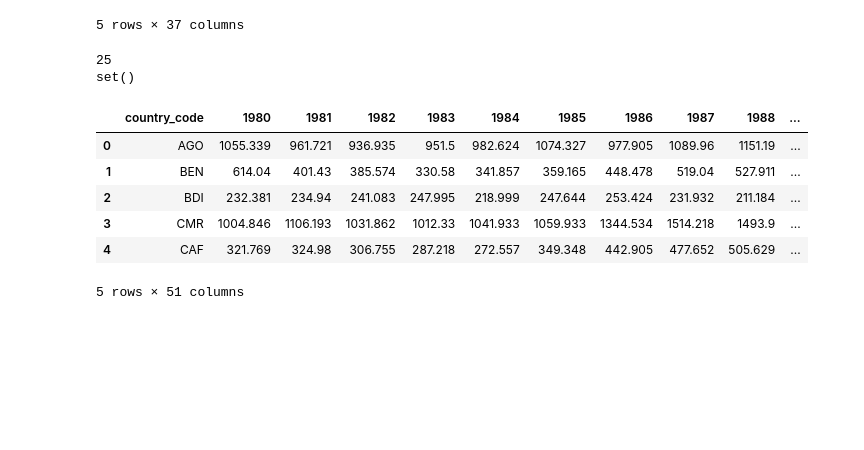
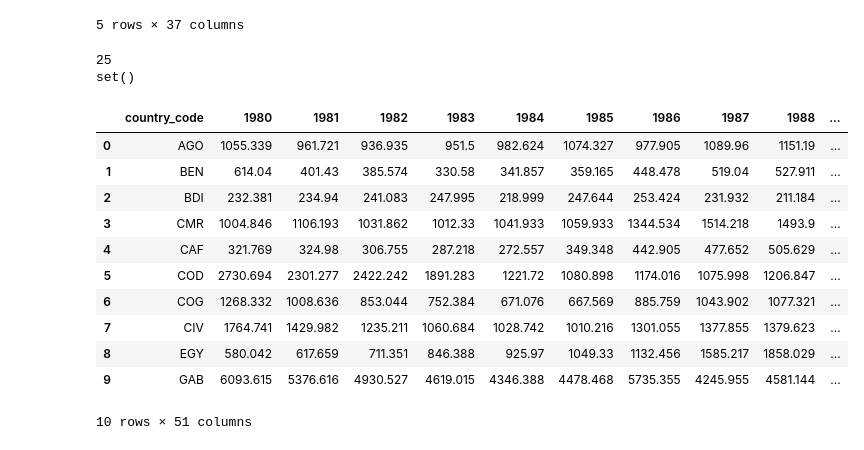
Before and after one commit to KevinDZLiu/Interdisciplinary-Research-Computing-Group-6, a Jupyter notebook: project.ipynb, the cells around one changed output. Drawn from its saved outputs; the diff is of its cells as text; code cells hidden in the pictures; blank space fills up the shorter version.

```diff
--- a/project.ipynb
+++ b/project.ipynb
@@ -221,34 +221,38 @@ def get_country_code(country_name):
     except LookupError:
         return None  # Return None if country not found
 
-# Example usage:
 country_list = GDPpc_df['Countries']
 country_codes = [get_country_code(country) for country in country_list]
 
 GDPpc_df.insert(GDPpc_df.columns.get_loc('Countries') + 1, 'country_code', country_codes)
 
 GDPpc_df.head()
 
 # filter GDP data to include only the countries in cases data
 gdp_df_filtered = GDPpc_df[GDPpc_df['country_code'].isin(countries_in_lo)]
 gdp_df_filtered = gdp_df_filtered.iloc[:, 1:]
 print(len(gdp_df_filtered))
 gdp_df_filtered.head()
 
 # Find elements in df1 but not in df2
 diff_values = set(pop_df['country_code']) - set(gdp_df_filtered['country_code'])
 print(diff_values)
 
 gdp_df = gdp_df_filtered
 gdp_df = gdp_df.reset_index(drop=True)
-gdp_df.head()
+gdp_df.head(10)
 # %% [output]
 25
 set()
 |  | country_code | 1980 | 1981 | 1982 | 1983 | 1984 | 1985 | 1986 | 1987 | 1988 | ... |
 | 0 | AGO | 1055.339 | 961.721 | 936.935 | 951.5 | 982.624 | 1074.327 | 977.905 | 1089.96 | 1151.19 | ... |
 | 1 | BEN | 614.04 | 401.43 | 385.574 | 330.58 | 341.857 | 359.165 | 448.478 | 519.04 | 527.911 | ... |
 | 2 | BDI | 232.381 | 234.94 | 241.083 | 247.995 | 218.999 | 247.644 | 253.424 | 231.932 | 211.184 | ... |
 | 3 | CMR | 1004.846 | 1106.193 | 1031.862 | 1012.33 | 1041.933 | 1059.933 | 1344.534 | 1514.218 | 1493.9 | ... |
 | 4 | CAF | 321.769 | 324.98 | 306.755 | 287.218 | 272.557 | 349.348 | 442.905 | 477.652 | 505.629 | ... |
+| 5 | COD | 2730.694 | 2301.277 | 2422.242 | 1891.283 | 1221.72 | 1080.898 | 1174.016 | 1075.998 | 1206.847 | ... |
+| 6 | COG | 1268.332 | 1008.636 | 853.044 | 752.384 | 671.076 | 667.569 | 885.759 | 1043.902 | 1077.321 | ... |
+| 7 | CIV | 1764.741 | 1429.982 | 1235.211 | 1060.684 | 1028.742 | 1010.216 | 1301.055 | 1377.855 | 1379.623 | ... |
+| 8 | EGY | 580.042 | 617.659 | 711.351 | 846.388 | 925.97 | 1049.33 | 1132.456 | 1585.217 | 1858.029 | ... |
+| 9 | GAB | 6093.615 | 5376.616 | 4930.527 | 4619.015 | 4346.388 | 4478.468 | 5735.355 | 4245.955 | 4581.144 | ... |
-5 rows × 51 columns
+10 rows × 51 columns
```
Also changed, not shown: parts of 6 cells of this notebook, 1 other file.
